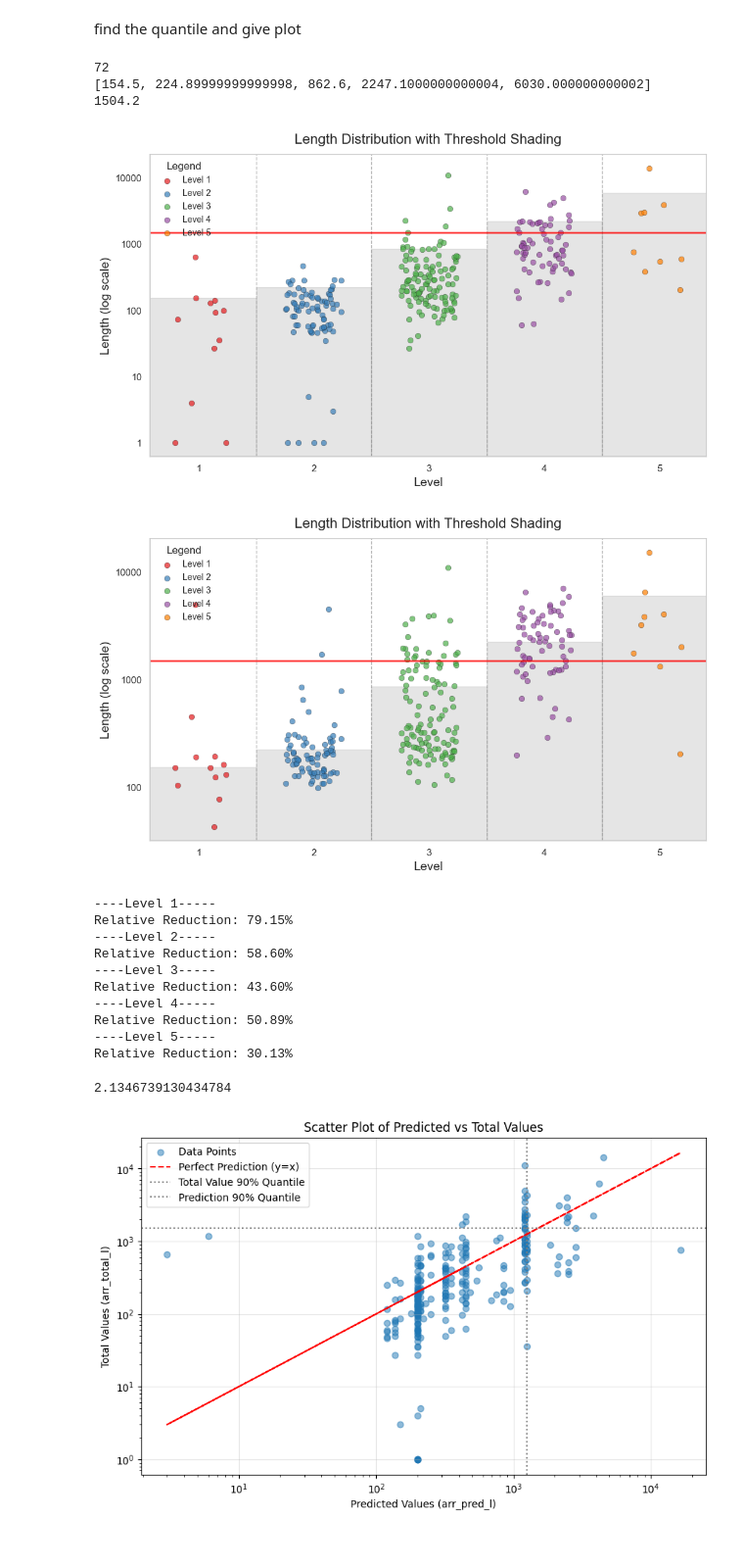
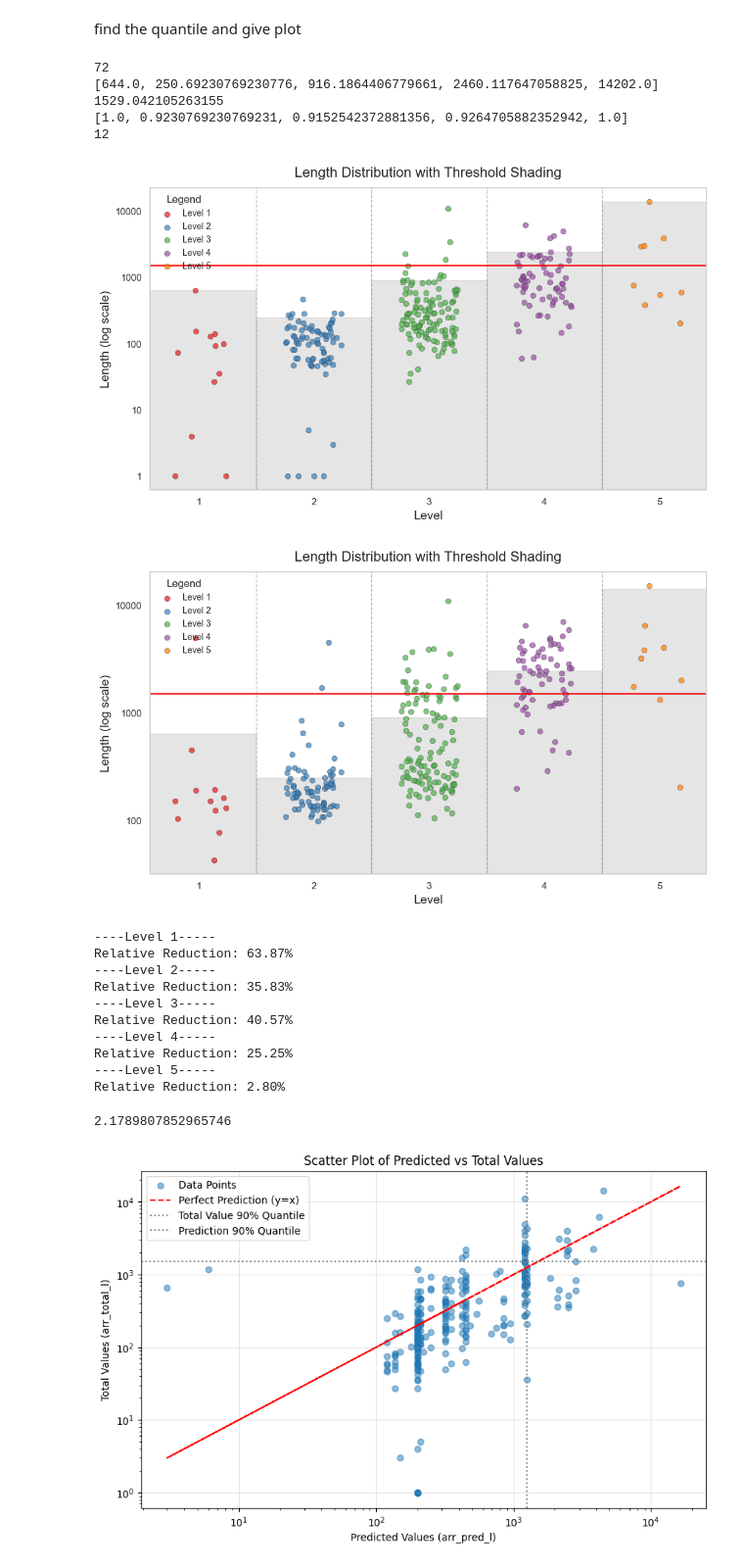
Before and after one commit to meitann/LLM_Reasoning, a Jupyter notebook: main.ipynb, the cells around one changed output. Shown at 98% size. Cells and saved outputs as stored; diff of their text form; code cells hidden in the pictures.

```diff
--- a/main.ipynb
+++ b/main.ipynb
@@ -93,13 +92,16 @@ i = 0
 with open (judged_output,'r',encoding='utf-8') as file:
     for line in file:
         a_data = json.loads(line)
-        data.append({"problem":a_data.get("problem",""),"original_reasoning_length":a_data.get("original_reasoning_length",""),"r_l":a_data.get("min_valid_length",""),"level":a_data.get("pred_level",""),"pred_length":a_data.get("pred_length","ArithmeticError")})
+        data.append({"problem":a_data.get("problem",""),
+                     "original_reasoning_length":a_data.get("original_reasoning_length",""),
+                     "r_l":a_data.get("min_valid_length",""),
+                     "level":a_data.get("pred_level",""),
+                     "pred_length":a_data.get("pred_length","ArithmeticError")})
 
 
 calib, test = train_test_split(data, test_size=0.2, random_state=42)
 
-r_ls = {1:[],2:[],3:[],4:[],5:[]
-}
+r_ls = {1:[],2:[],3:[],4:[],5:[]}
 total_ls = []
 original_ls =  {1:[],2:[],3:[],4:[],5:[]}
 original_total = []
@@ -112,16 +114,29 @@ for a_data in calib:
     original_ls[a_data["level"]].append(a_data['original_reasoning_length'])
 # %%
 import numpy as np
+import math
 print(len(test))
 alpha = 0.1
-l_thresh = [np.quantile(r_ls[i],1-alpha) for i in [1,2,3,4,5]]
-total_thersh = np.quantile(total_ls,1-alpha)
+l_thresh = [
+    np.quantile(
+        r_ls[i],
+        math.ceil((1 - alpha) * (1 + len(r_ls[i]))) / len(r_ls[i])
+    )
+    for i in [1, 2, 3, 4, 5]
+]
+total_thersh = np.quantile(total_ls,math.ceil((1 - alpha) * (1 + len(total_ls))) / len(total_ls))
 print(l_thresh)
 print(total_thersh)
+print([math.ceil((1 - alpha) * (1 + len(r_ls[i]))) / len(r_ls[i])
+
+    for i in [1, 2, 3, 4, 5]])
+print(len(r_ls[1]))
 # %% [output]
 72
-[154.5, 224.89999999999998, 862.6, 2247.1000000000004, 6030.000000000002]
-1504.2
+[644.0, 250.69230769230776, 916.1864406779661, 2460.117647058825, 14202.0]
+1529.042105263155
+[1.0, 0.9230769230769231, 0.9152542372881356, 0.9264705882352942, 1.0]
+12
 # %%
 import numpy as np
 import matplotlib.pyplot as plt
@@ -129,8 +144,8 @@ import seaborn as sns
 from matplotlib.ticker import ScalarFormatter
 from matplotlib.patches import Rectangle
 
-alpha = 0.1
-l_thresh = [np.quantile(r_ls[i],1-alpha) for i in [1,2,3,4,5]]
+# alpha = 0.1
+# l_thresh = [np.quantile(r_ls[i],1-alpha) for i in [1,2,3,4,5]]
 
 
 sns.set(font="DejaVu Sans")
@@ -176,16 +191,13 @@ ax.legend(title="Legend", frameon=False, fontsize=10)
 plt.tight_layout()
 plt.show()
 # %% [output]
-[figure, old version]
+[figure, new version]
 # %%
 import numpy as np
 import matplotlib.pyplot as plt
 import seaborn as sns
 from matplotlib.ticker import ScalarFormatter
 from matplotlib.patches import Rectangle
-
-alpha = 0.1
-l_thresh = [np.quantile(r_ls[i],1-alpha) for i in [1,2,3,4,5]]
 
 
 sns.set(font="DejaVu Sans")
@@ -204,64 +216,61 @@ for k, vals in original_ls.items():
                s=40, alpha=0.7,
                color=cp[k-1], edgecolor='k', linewidth=0.3,
                label=f"Level {k}")
 
 
 ax.set_yscale("log")
 ax.yaxis.set_major_formatter(ScalarFormatter())
 
 
 for x in range(1, 5):
     ax.axvline(x + 0.5, color='grey', lw=1, alpha=0.6, linestyle='--')
 
 
 ymin, ymax = ax.get_ylim()
 for k, thr in enumerate(l_thresh, start=1):
     rect = Rectangle((k - 0.5, ymin),
                      width=1.0,
                      height=thr - ymin,
                      color='grey', alpha=0.2, zorder=0)
     ax.add_patch(rect)
 ax.axhline(total_thersh,color='red', linestyle='-', linewidth=2, alpha=0.8)
 ax.set_xticks(range(1, 6))
 ax.set_xlabel("Level", fontsize=14)
 ax.set_ylabel("Length (log scale)", fontsize=14)
 ax.set_title("Length Distribution with Threshold Shading", fontsize=16, pad=12)
 ax.legend(title="Legend", frameon=False, fontsize=10)
 
 plt.tight_layout()
 plt.show()
 # %% [output]
-[figure, old version]
+[figure, new version]
 # %%
 for i in range(1, 6):
     arr_original = np.array(original_ls[i])
-    arr_r = np.array(r_ls[i])
-
-    diff = np.maximum(arr_original - arr_r, 0)
-
+    thre = np.array(l_thresh[i-1])
+    diff = np.maximum(arr_original - thre, 0)
     relative_reduction = np.mean(diff) / np.mean(arr_original)
 
     print(f"----Level {i}-----")
     print(f"Relative Reduction: {relative_reduction:.2%}")
 # %% [output]
 ----Level 1-----
-Relative Reduction: 79.15%
+Relative Reduction: 63.87%
 ----Level 2-----
-Relative Reduction: 58.60%
+Relative Reduction: 35.83%
 ----Level 3-----
-Relative Reduction: 43.60%
+Relative Reduction: 40.57%
 ----Level 4-----
-Relative Reduction: 50.89%
+Relative Reduction: 25.25%
 ----Level 5-----
-Relative Reduction: 30.13%
+Relative Reduction: 2.80%
 # %%
 arr_pred_l = np.array(pred_ls)
 arr_total_l = np.array(total_ls)
-
-print(np.quantile(arr_total_l/arr_pred_l,1-alpha))
-NC2_tao = np.quantile(arr_total_l/arr_pred_l,1-alpha)
+print(np.quantile(arr_total_l/arr_pred_l,math.ceil((1 - alpha) * (1 + len(total_ls))) / len(total_ls)))
+NC2_tao = np.quantile(arr_total_l/arr_pred_l,math.ceil((1 - alpha) * (1 + len(total_ls))) / len(total_ls))
 # %% [output]
-2.1346739130434784
+2.1789807852965746
 # %%
 import matplotlib.pyplot as plt
 import numpy as np
```
Also changed, not shown: parts of 9 cells of this notebook, 25 other files.
